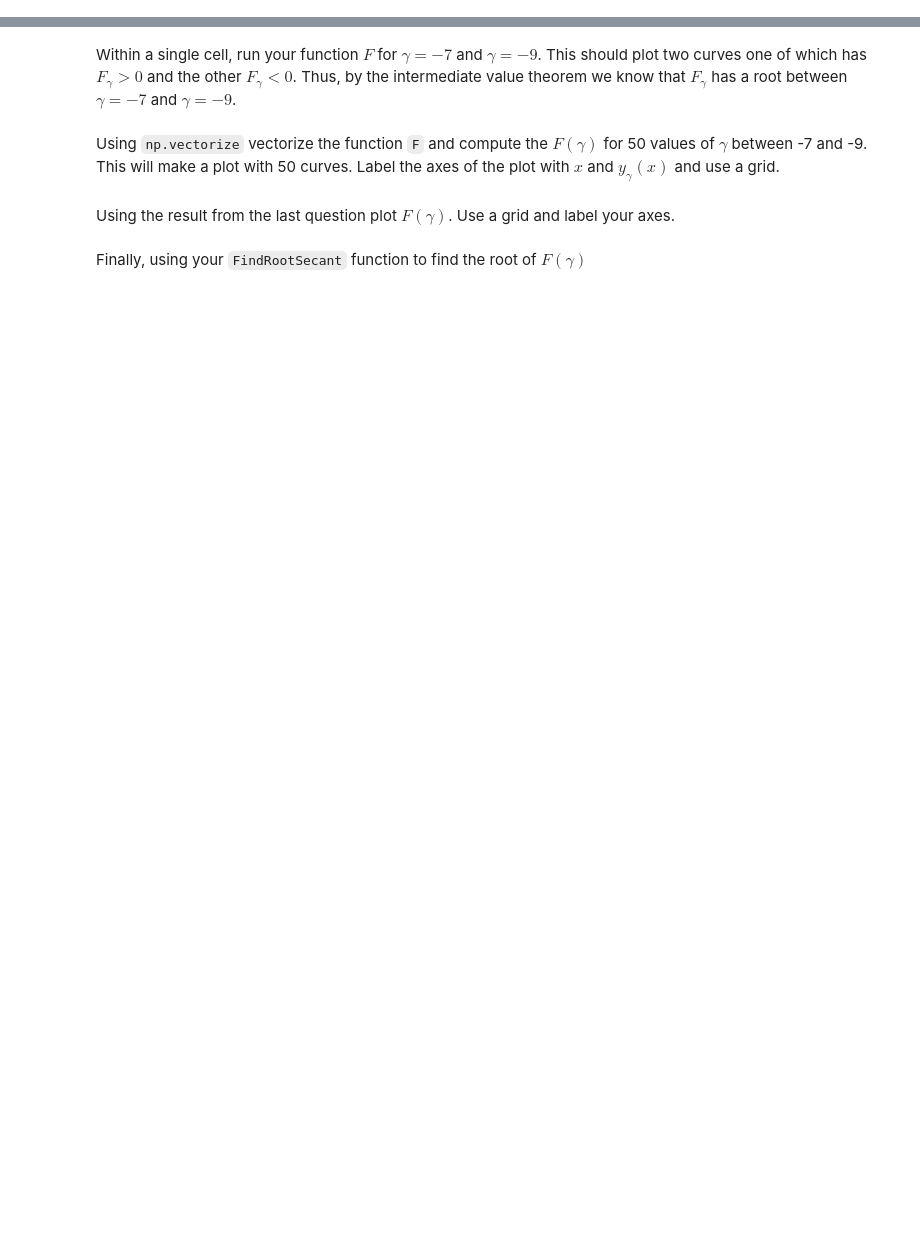
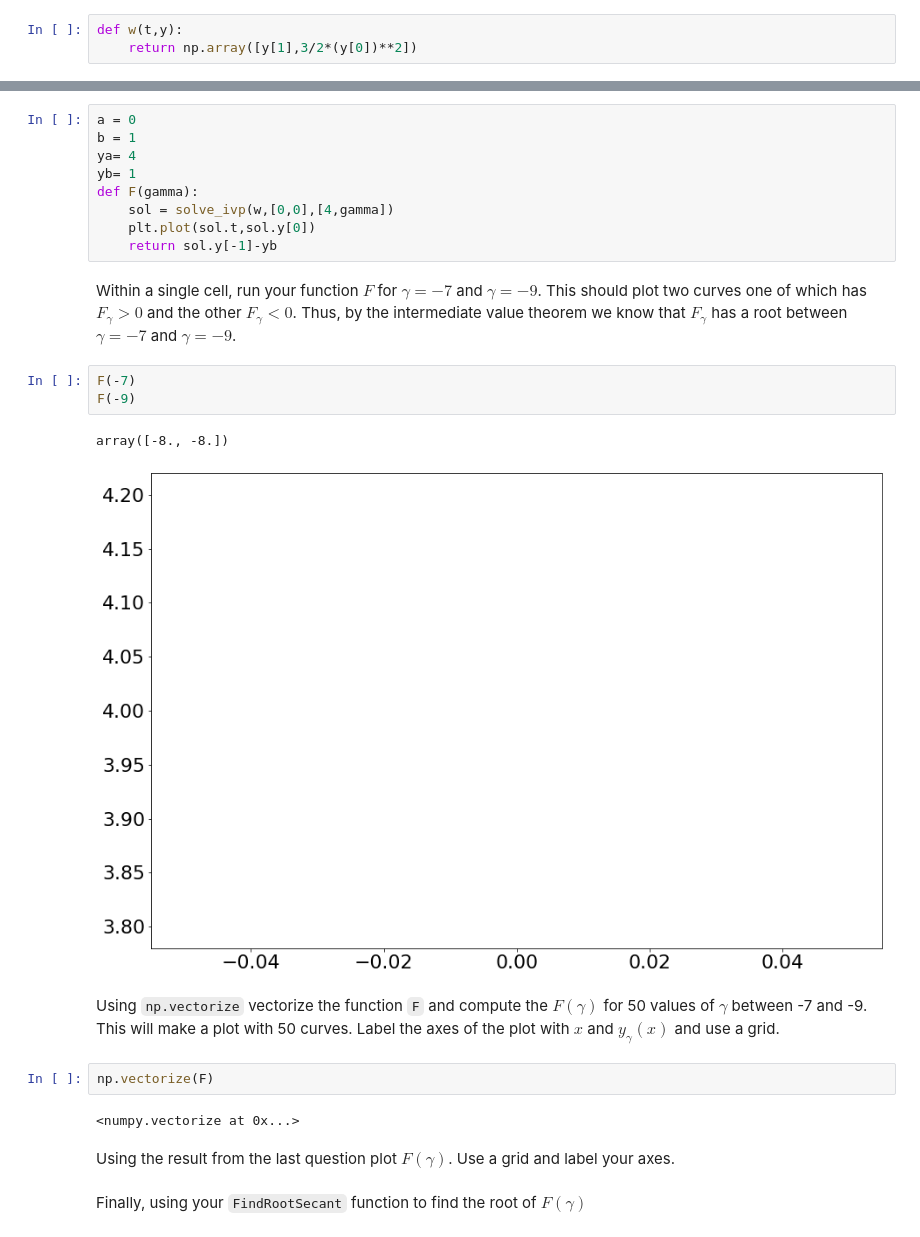
Before and after one commit to odhrandooley/ACM20030-Assignments, a Jupyter notebook: Assignment-3.ipynb, the cells around one changed output, grey strips where cells are left out. Drawn from its saved outputs; the diff is of its cells as text; blank space fills up the shorter version.

```diff
--- a/Assignment-3.ipynb
+++ b/Assignment-3.ipynb
@@ -381,12 +414,34 @@ $$w''(t) = \frac{3}{2}w(t)^2$$
 with $w(0) = 4, w(1) = 1$
 
 in first-order form and then define a function ``w(t,y)`` for use with ``solve_ivp``
+# %%
+def w(t,y):
+    return np.array([y[1],3/2*(y[0])**2])
 # %% [markdown]
 Assign the correct values values to $a,b,y_a,y_b$ and then define a function ``F(gamma)`` which solves the IVP using ``solve_ivp`` for the given $\gamma$, plots $w(t)$, and returns $w_\gamma(b) - w(b)$
+# %%
+a = 0
+b = 1
+ya= 4
+yb= 1
+def F(gamma):
+    sol = solve_ivp(w,[0,0],[4,gamma])
+    plt.plot(sol.t,sol.y[0])
+    return sol.y[-1]-yb
 # %% [markdown]
 Within a single cell, run your function $F$ for $\gamma = -7$ and $\gamma = -9$. This should plot two curves one of which has $F_\gamma>0$ and the other $F_\gamma <0$. Thus, by the intermediate value theorem we know that $F_\gamma$ has a root between $\gamma = -7$ and $\gamma = -9$.
+# %%
+F(-7)
+F(-9)
+# %% [output]
+array([-8., -8.])
+[figure, added]
 # %% [markdown]
 Using ``np.vectorize`` vectorize the function ``F`` and compute the $F(\gamma)$ for 50 values of $\gamma$ between -7 and -9. This will make a plot with 50 curves. Label the axes of the plot with $x$ and $y_\gamma(x)$ and use a grid.
+# %%
+np.vectorize(F)
+# %% [output]
+<numpy.vectorize at 0x...>
 # %% [markdown]
 Using the result from the last question plot $F(\gamma)$. Use a grid and label your axes.
 # %% [markdown]
```
Also changed, not shown: parts of 3 cells of this notebook.
